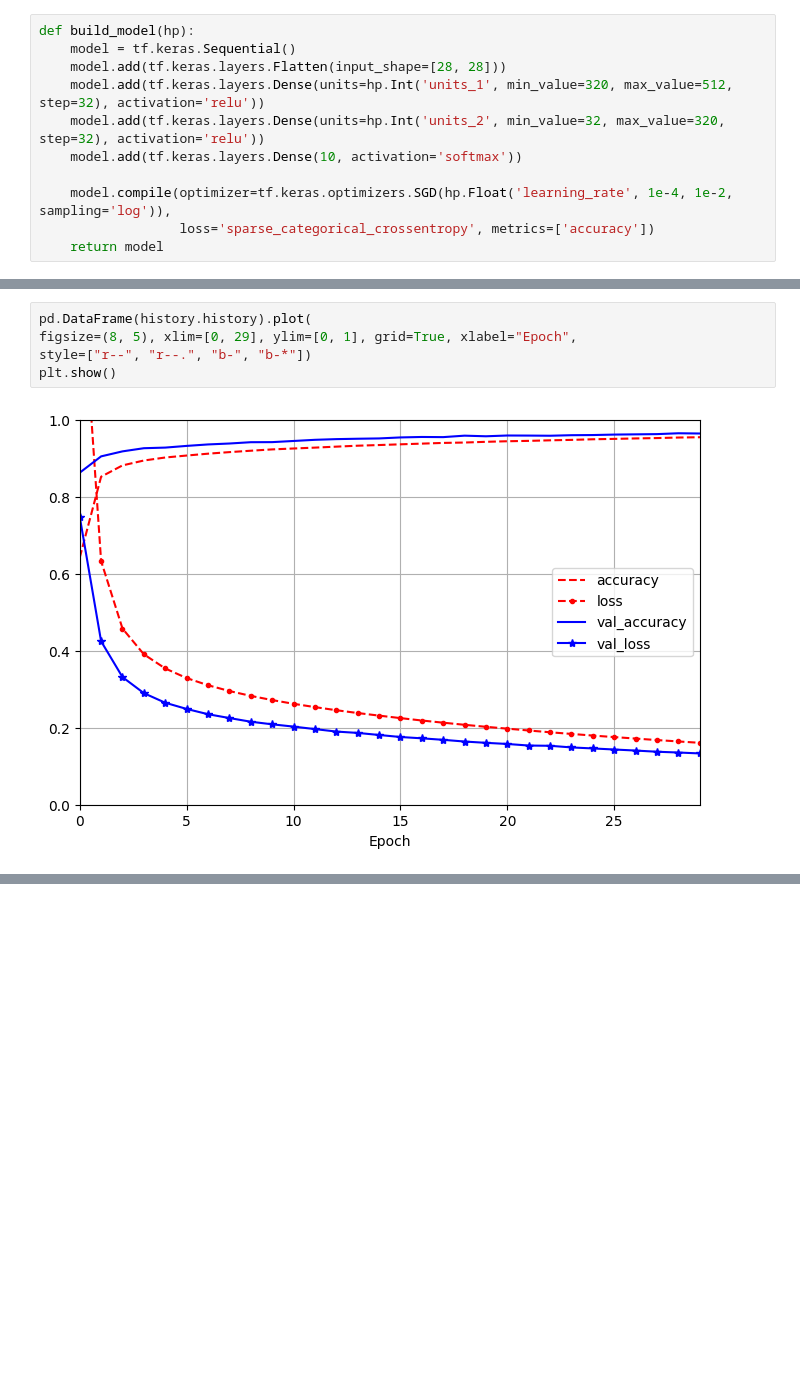
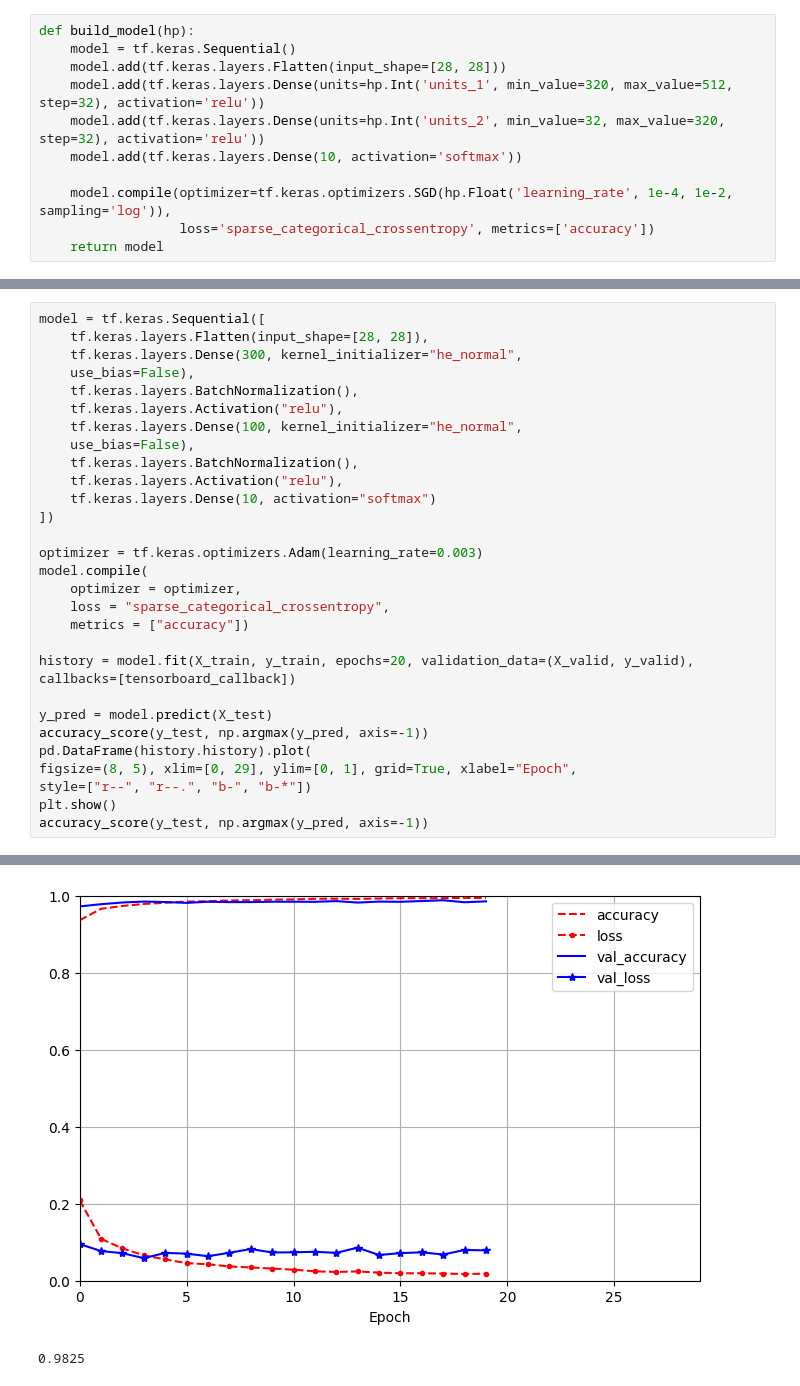
Before and after one commit to Qizix/bacis-ml-models, a Jupyter notebook: mlp classification/main.ipynb, the cells around one changed output, grey strips where cells are left out. Drawn from its saved outputs; the diff is of its cells as text; blank space fills up the shorter version.

```diff
--- a/mlp classification/main.ipynb
+++ b/mlp classification/main.ipynb
@@ -109,7 +78,30 @@ Epoch 50/50
-# %%
-pd.DataFrame(history.history).plot(
-figsize=(8, 5), xlim=[0, 29], ylim=[0, 1], grid=True, xlabel="Epoch",
-style=["r--", "r--.", "b-", "b-*"])
-plt.show()
-# %% [output]
-[figure, removed]
+# %%
+model = tf.keras.Sequential([
+    tf.keras.layers.Flatten(input_shape=[28, 28]),
+    tf.keras.layers.Dense(300, kernel_initializer="he_normal",
+    use_bias=False),
+    tf.keras.layers.BatchNormalization(),
+    tf.keras.layers.Activation("relu"),
+    tf.keras.layers.Dense(100, kernel_initializer="he_normal",
+    use_bias=False),
+    tf.keras.layers.BatchNormalization(),
+    tf.keras.layers.Activation("relu"),
+    tf.keras.layers.Dense(10, activation="softmax")
+])
+
+optimizer = tf.keras.optimizers.Adam(learning_rate=0.003)
+model.compile(
+    optimizer = optimizer,
+    loss = "sparse_categorical_crossentropy",
+    metrics = ["accuracy"])
+
+history = model.fit(X_train, y_train, epochs=20, validation_data=(X_valid, y_valid), callbacks=[tensorboard_callback])
+
+y_pred = model.predict(X_test)
+accuracy_score(y_test, np.argmax(y_pred, axis=-1))
+pd.DataFrame(history.history).plot(
+figsize=(8, 5), xlim=[0, 29], ylim=[0, 1], grid=True, xlabel="Epoch",
+style=["r--", "r--.", "b-", "b-*"])
+plt.show()
+accuracy_score(y_test, np.argmax(y_pred, axis=-1))
+# %% [output]
@@ -115,0 +125,2 @@ plt.show()
+[figure, added]
+0.9825
```
Also changed, not shown: parts of 5 cells of this notebook, 32 other files.
